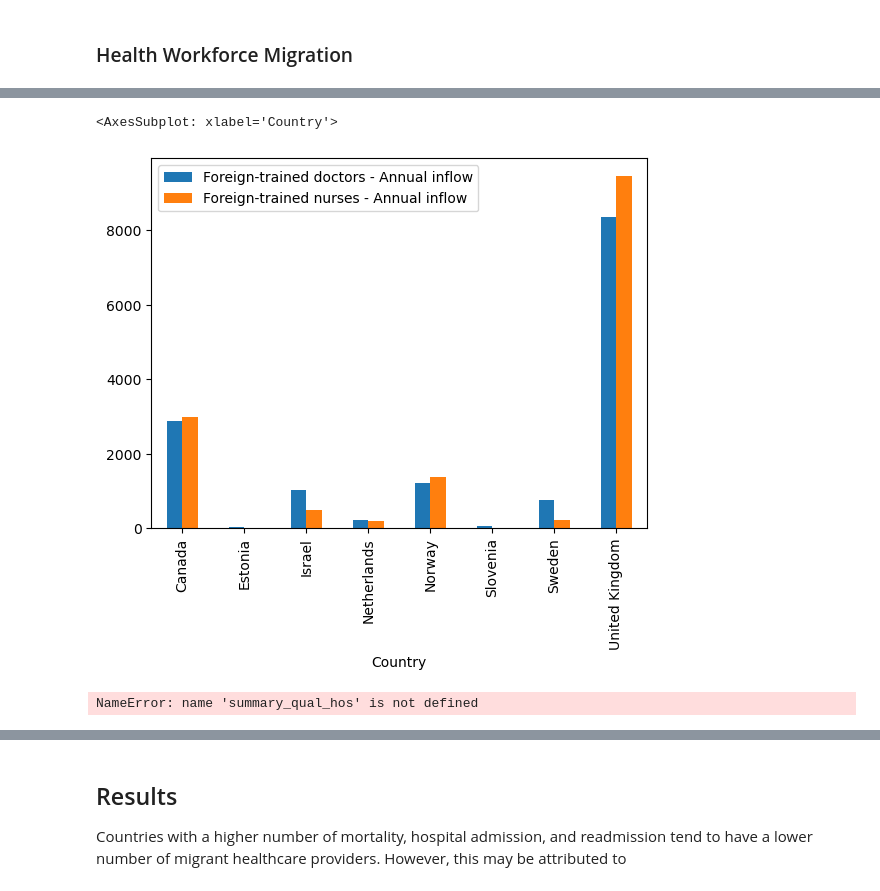
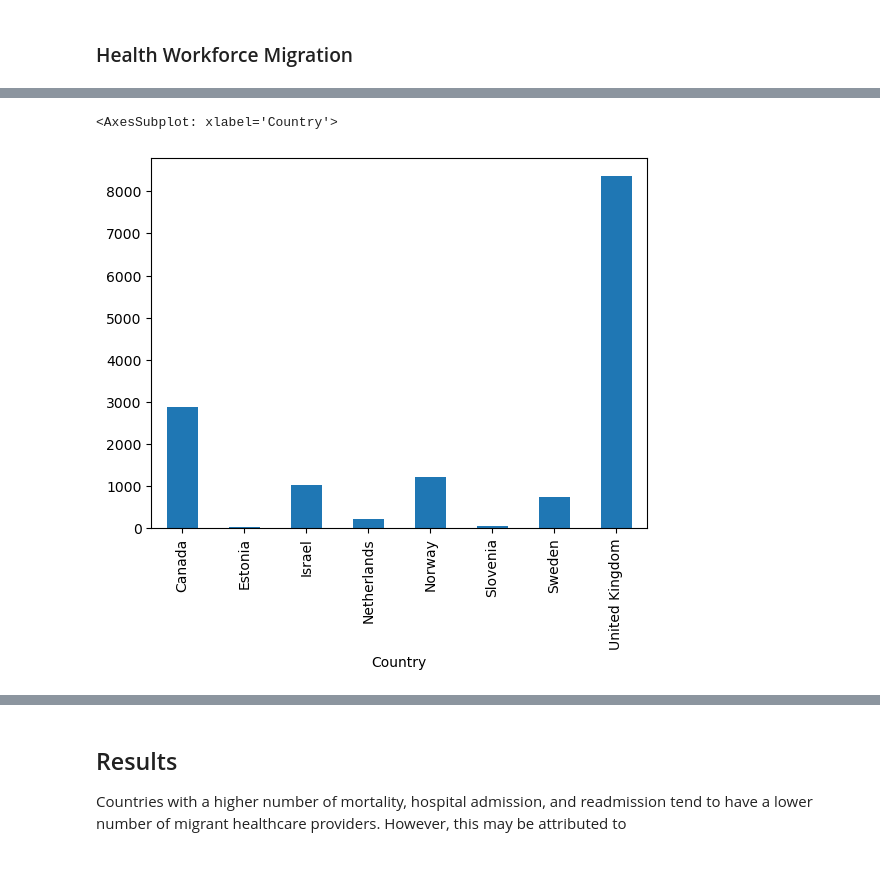
Before and after one commit to wren17/ECON323-Project, a Jupyter notebook: ECON323-FinalProject.ipynb, the cells around one changed output, grey strips where cells are left out. Drawn from its saved outputs; the diff is of its cells as text; code cells hidden in the pictures.

```diff
--- a/ECON323-FinalProject.ipynb
+++ b/ECON323-FinalProject.ipynb
@@ -270,9 +231,11 @@ summary_imm.plot.bar()
-# %%
-summary_imm = pd.DataFrame (worker_migr_2_filtered.groupby(['Country'])['Foreign-trained doctors - Annual inflow', 'Foreign-trained nurses - Annual inflow'].mean()).fillna(0)
-summary_imm.plot.bar()
-# %% [output]
-<AxesSubplot: xlabel='Country'>
-[figure, removed]
+# %%
+worker_migr_filtered = worker_migr[["Foreign-trained doctors - Annual inflow"]][worker_migr.index.get_level_values('Year') > 2014]
+worker_migr_summary = worker_migr_filtered.groupby(['Country'])['Foreign-trained doctors - Annual inflow'].mean().fillna(0)
+worker_migr_summary = worker_migr_summary[worker_migr_summary.index.get_level_values('Country').isin(common_countries)]
+worker_migr_summary.plot.bar()
+# %% [output]
+<AxesSubplot: xlabel='Country'>
+[figure, added]
 # %%
 per_capita_gdp = pd.DataFrame( reference["/capita, US$ purchasing power parity"]["Gross domestic product (GDP)"])
 per_capita_gdp = per_capita_gdp[per_capita_gdp.index.get_level_values('Year') > 2014]
@@ -280,10 +243,9 @@ per_capita_gdp_filtered = per_capita_gdp[per_capita_gdp.index.get_level_values('
 
 per_capita_gdp_summary = pd.DataFrame(per_capita_gdp_filtered.groupby(['Country'])['Gross domestic product (GDP)'].mean()).rename(columns={'Gross domestic product (GDP)': 'GDP per Capita by US$ purchasing power parity'})
 # %%
-imm_qual = pd.merge(summary_qual_hos, summary_qual_re_hos, on = ['Country'])
-imm_qual = pd.merge(imm_qual, summary_qual_mor, on = ['Country'])
-imm_qual = pd.merge(imm_qual, summary_imm, on = ['Country'])
+imm_qual = pd.merge(summary_qual_mor, summary_qual_re_hos, on = ['Country'])
+imm_qual = pd.merge(imm_qual, summary_qual_doc, on = ['Country'])
+imm_qual = pd.merge(imm_qual, summary_bad_health, on = ['Country'])
 imm_qual = pd.merge(imm_qual, per_capita_gdp_summary, on = ['Country'])
+imm_qual = pd.merge(imm_qual, worker_migr_summary, on = ['Country'])
 imm_qual = pd.merge(imm_qual, age_summary, on = ['Country'])
-# %% [output]
-NameError: name 'summary_qual_hos' is not defined
```
Also changed, not shown: parts of 19 cells of this notebook.
